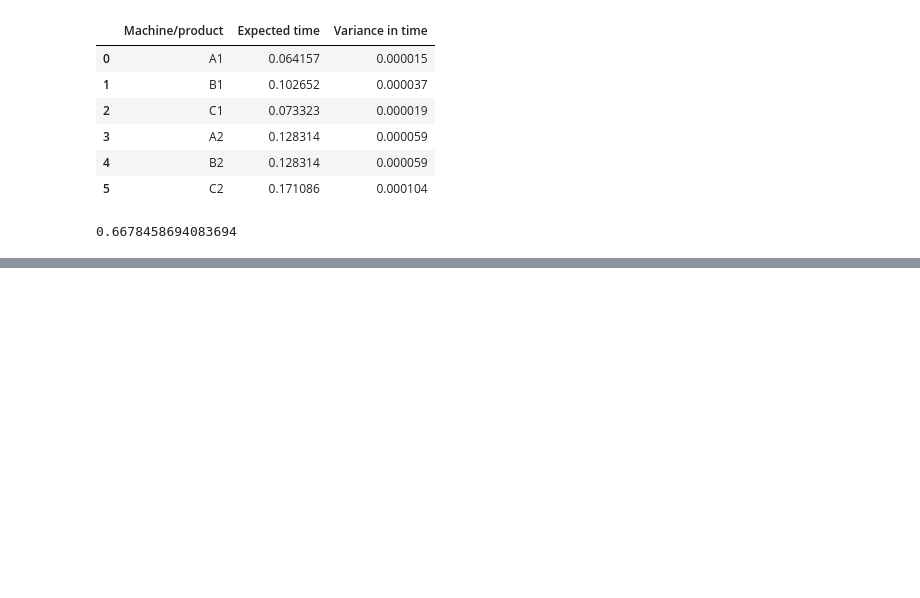
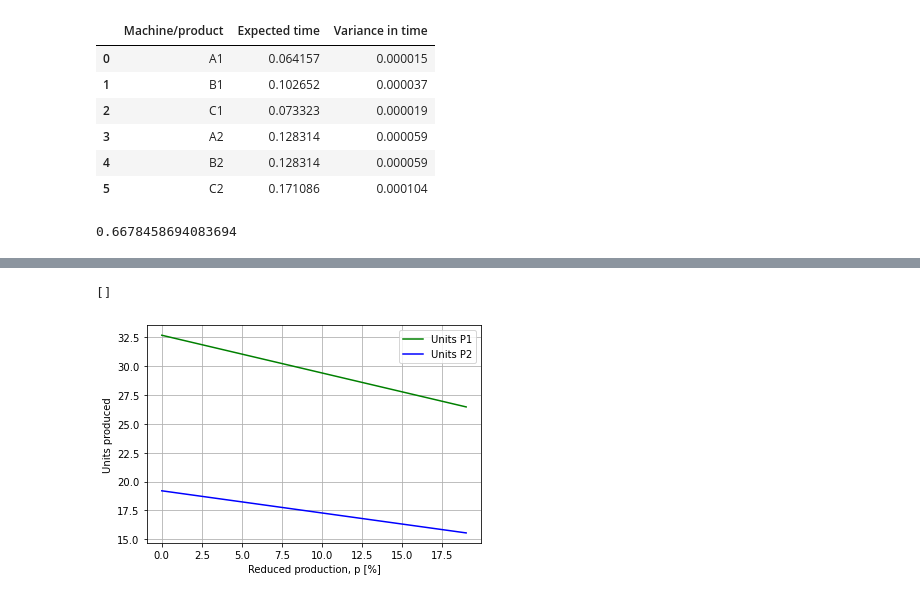
Before and after one commit to TinusAlsos/TPK5115, a Jupyter notebook: TPK5115_Semester_work/Task2.ipynb, the cells around one changed output, grey strips where cells are left out. Saved outputs shown, nothing was run; the diff lists cells and outputs as text; code cells hidden in the pictures; blank space fills up the shorter version.

```diff
--- a/TPK5115_Semester_work/Task2.ipynb
+++ b/TPK5115_Semester_work/Task2.ipynb
@@ -101,0 +187,5 @@ print(1/e1)
+# %%
+mus1 = [A1, B1, C1]
+mus2 = [A2, B2, C2]
+times1 = [(exp_var_PERT(mu, units1)) for mu in mus1]
+times2 = [(exp_var_PERT(mu, units2)) for mu in mus2]
@@ -101,0 +418,11 @@ print(1/e1)
+# %%
+plt.plot(ps*100, num_units1, 'g', label = 'Units P1')
+plt.plot(ps*100, num_units2, 'b', label = 'Units P2')
+plt.grid()
+plt.legend()
+plt.xlabel('Reduced production, p [%]')
+plt.ylabel('Units produced')
+plt.plot()
+# %% [output]
+[]
+[figure, added]
```
Also changed, not shown: parts of 44 cells of this notebook, 5 other files.
